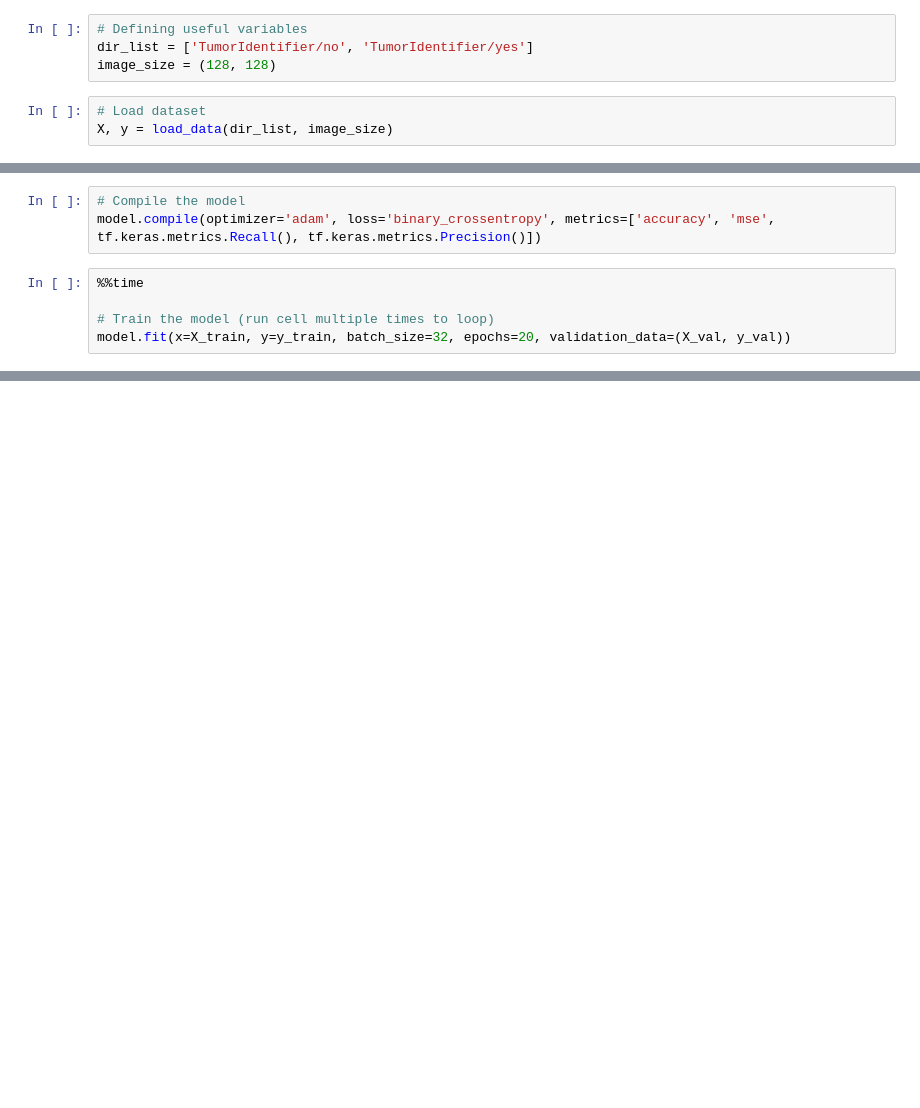
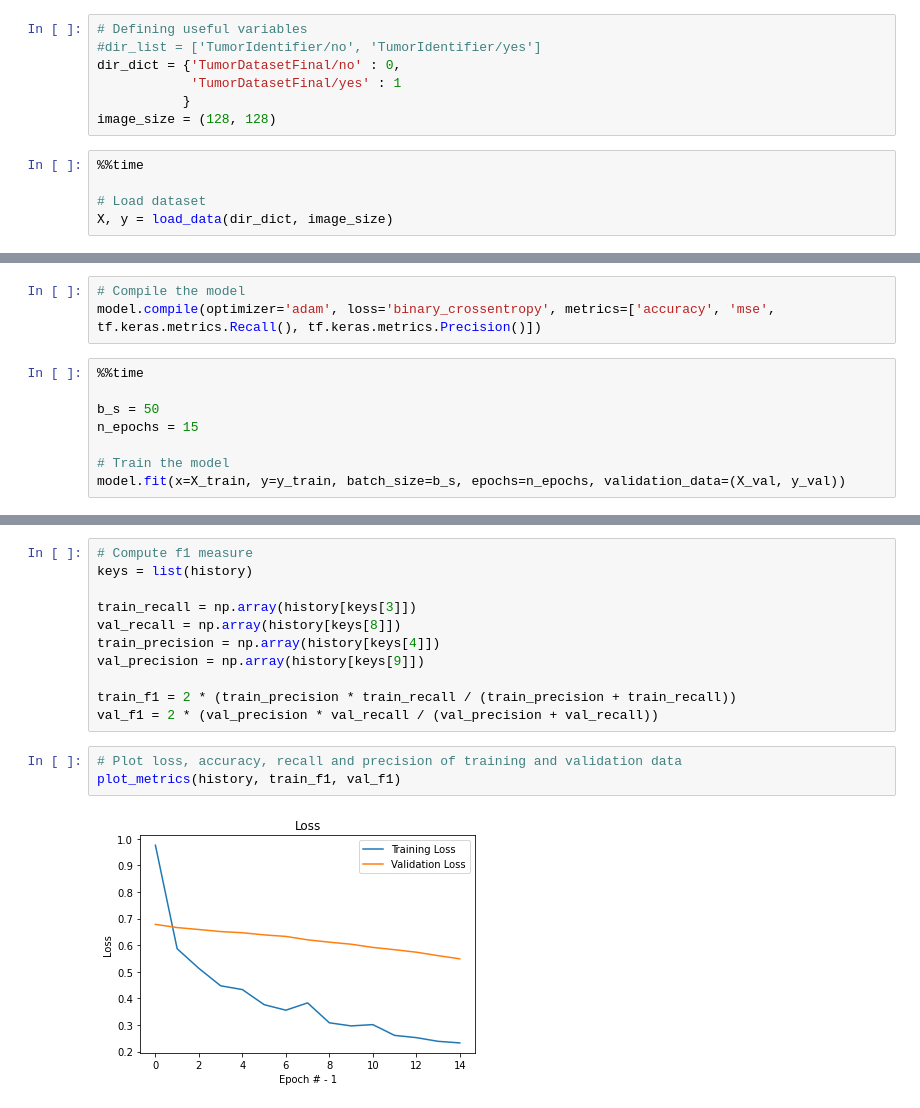
Before and after one commit to JeffreyLYT/ML-Brain-Tumor-Segmentation-and-Prediction, a Jupyter notebook: TumorIdentifier.ipynb, the cells around one changed output, grey strips where cells are left out. Drawn from its saved outputs; the diff is of its cells as text; blank space fills up the shorter version.

Commit message:
Finalized ConvNet code and testing

```diff
--- a/TumorIdentifier.ipynb
+++ b/TumorIdentifier.ipynb
@@ -162,7 +223,12 @@ def build_model(input_shape): # tuple in the shape of  model input ex: (image_wi
 # %%
 # Defining useful variables
-dir_list = ['TumorIdentifier/no', 'TumorIdentifier/yes']
+#dir_list = ['TumorIdentifier/no', 'TumorIdentifier/yes']
+dir_dict = {'TumorDatasetFinal/no' : 0,
+            'TumorDatasetFinal/yes' : 1
+           }
 image_size = (128, 128)
 # %%
+%%time
+
 # Load dataset
-X, y = load_data(dir_list, image_size)
+X, y = load_data(dir_dict, image_size)
@@ -197,6 +273,9 @@ model.compile(optimizer='adam', loss='binary_crossentropy', metrics=['accuracy',
 # %%
 %%time
 
-# Train the model (run cell multiple times to loop)
-model.fit(x=X_train, y=y_train, batch_size=32, epochs=20, validation_data=(X_val, y_val))
+b_s = 50
+n_epochs = 15
+
+# Train the model
+model.fit(x=X_train, y=y_train, batch_size=b_s, epochs=n_epochs, validation_data=(X_val, y_val))
 # %% [output]
@@ -303,0 +316,16 @@ plot_metrics(history)
+# %%
+# Compute f1 measure
+keys = list(history)
+
+train_recall = np.array(history[keys[3]])
+val_recall = np.array(history[keys[8]])
+train_precision = np.array(history[keys[4]])
+val_precision = np.array(history[keys[9]])
+
+train_f1 = 2 * (train_precision * train_recall / (train_precision + train_recall))
+val_f1 = 2 * (val_precision * val_recall / (val_precision + val_recall))
+# %%
+# Plot loss, accuracy, recall and precision of training and validation data
+plot_metrics(history, train_f1, val_f1)
+# %% [output]
+[figure, added]
```
Also changed, not shown: parts of 12 cells of this notebook.
